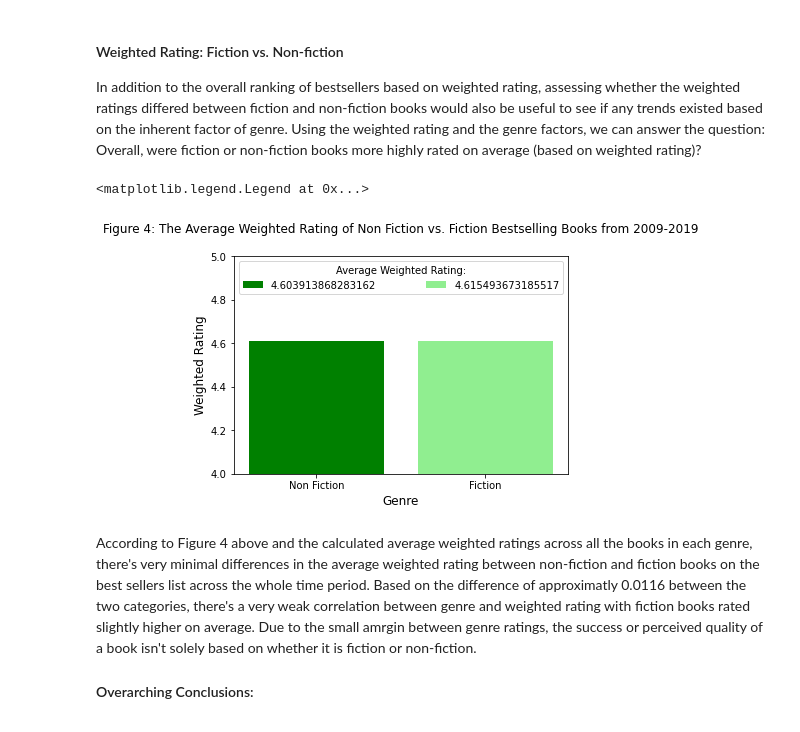
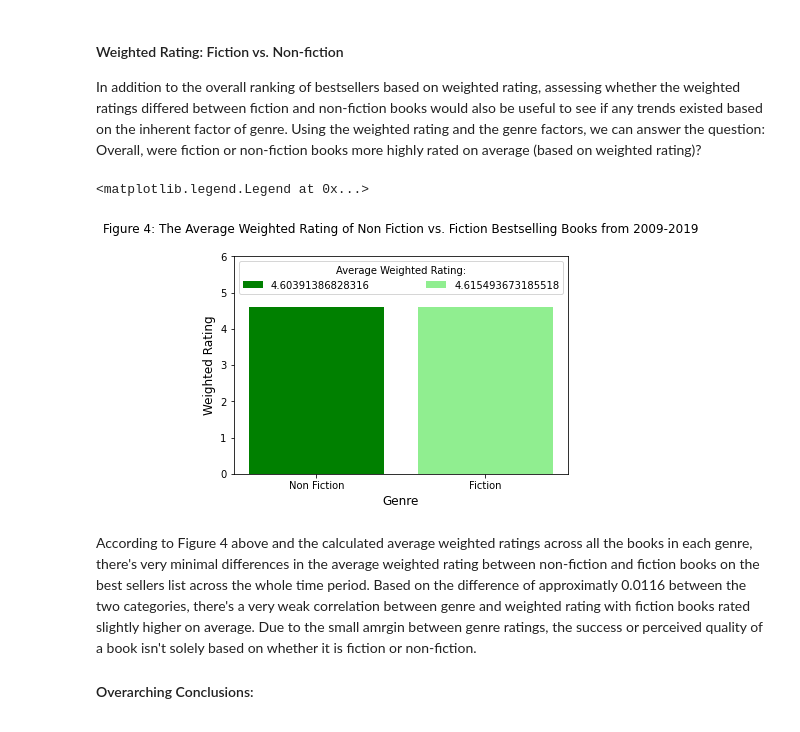
Before and after one commit to eliz-mcl-edwards/DataWranglingProject-AmazonBestsellingBooks, a Jupyter notebook: FinalProject_BestsellingBooksOnAmazon.ipynb, the cells around one changed output. Saved outputs shown, nothing was run; the diff lists cells and outputs as text; code cells hidden in the pictures.

```diff
--- a/FinalProject_BestsellingBooksOnAmazon.ipynb
+++ b/FinalProject_BestsellingBooksOnAmazon.ipynb
@@ -187,25 +189,25 @@ In addition to the overall ranking of bestsellers based on weighted rating, asse
 # %%
 %matplotlib inline
 #Create copy of books dataframe with multi-index of genre (fiction vs. nonfiction) and title
 books_genre = books.copy()
 books_genre.reset_index(level = 'Title', inplace = True)
 books_genre.set_index(['Genre', 'Title'], inplace=True)
 books_genre.sort_index(level = 'Genre', inplace=True)
 
 #Calculate average weighted rating
-weighted_rating_fiction = books_genre.loc['Fiction']['Weighted_Rating'].mean()
-weighted_rating_nonfiction = books_genre.loc['Non Fiction']['Weighted_Rating'].mean()
+weighted_rating_fiction = books_genre.groupby('Genre')['Weighted_Rating'].mean().loc['Fiction']
+weighted_rating_nonfiction = books_genre.groupby('Genre')['Weighted_Rating'].mean().loc['Non Fiction']
 
 genre_plot = plt.bar(books['Genre'], books['Weighted_Rating'].mean(), color=['green', 'lightgreen'])
 genre_plot;
-plt.ylim(4, 5);
+plt.ylim(0, 6);
 plt.xlabel('Genre',fontsize=12);
 plt.ylabel('Weighted Rating', fontsize=12);
 plt.title("Figure 4: The Average Weighted Rating of Non Fiction vs. Fiction Bestselling Books from 2009-2019", y=1.08);
 plt.legend((genre_plot[0], genre_plot[1]), (weighted_rating_nonfiction, weighted_rating_fiction), ncol = 2, mode = 'expand', title = "Average Weighted Rating:")
 # %% [output]
 <matplotlib.legend.Legend at 0x...>
-[figure, old version]
+[figure, new version]
 # %% [markdown]
 According to Figure 4 above and the calculated average weighted ratings across all the books in each genre, there's very minimal differences in the average weighted rating between non-fiction and fiction books on the best sellers list across the whole time period. Based on the difference of approximatly 0.0116 between the two categories, there's a very weak correlation between genre and weighted rating with fiction books rated slightly higher on average. Due to the small amrgin between genre ratings, the success or perceived quality of a book isn't solely based on whether it is fiction or non-fiction.
 
```
Also changed, not shown: parts of 1 cell of this notebook.
